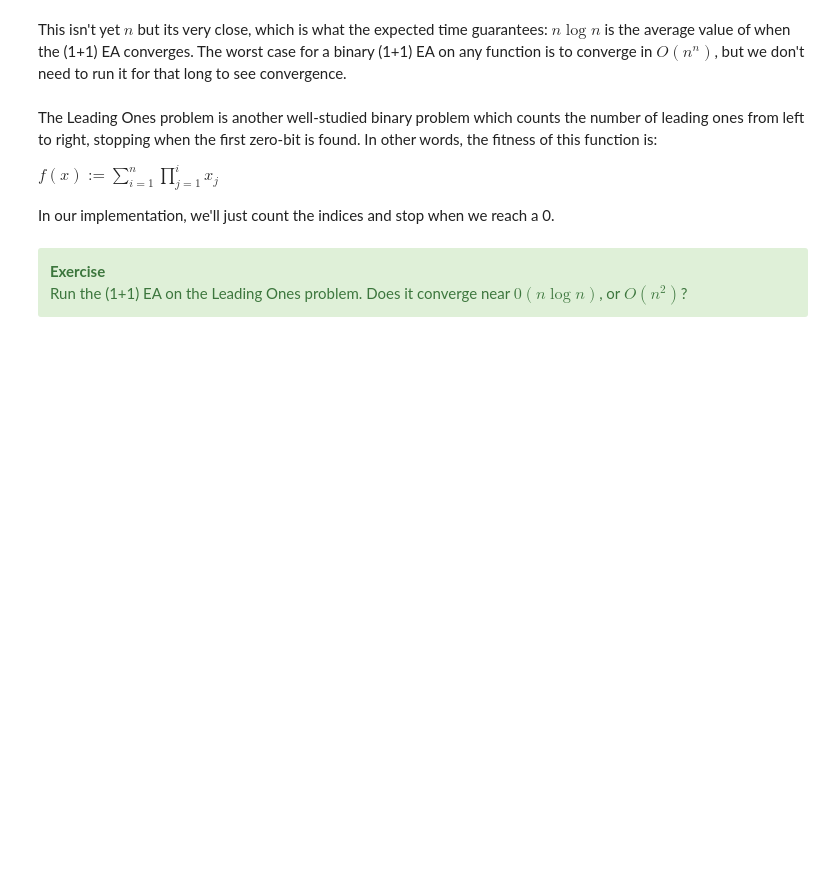
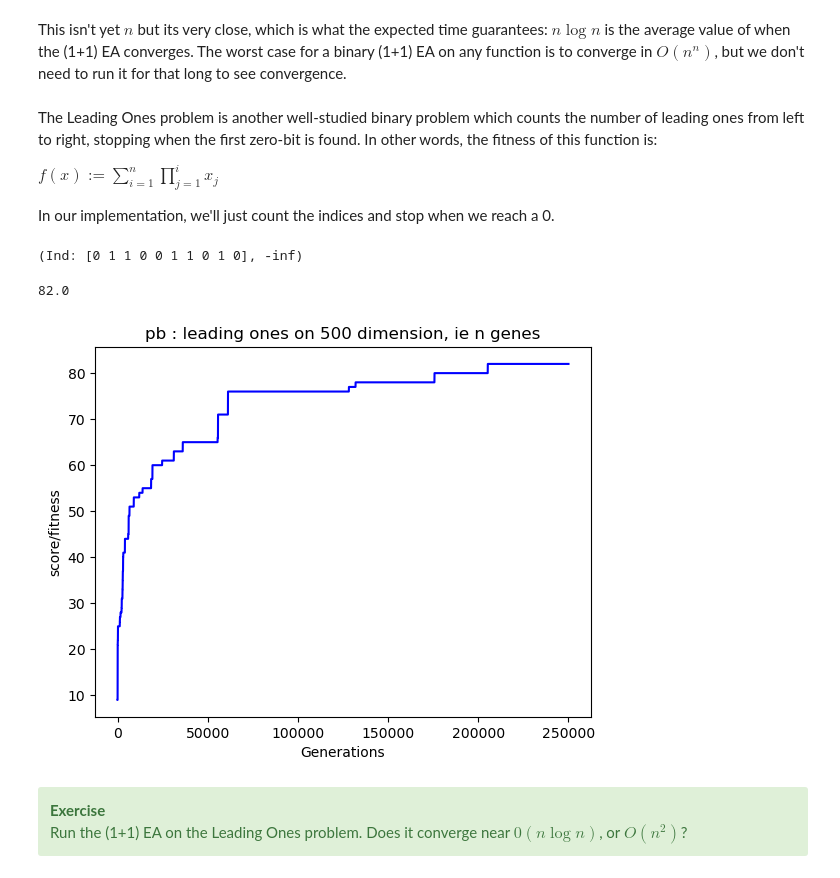
Before and after one commit to matteovacher/evolution_elective, a Jupyter notebook: introduction/evolutionary_algorithms.ipynb, the cells around one changed output. Cells and saved outputs as stored; diff of their text form; code cells hidden in the pictures; blank space fills up the shorter version.

```diff
--- a/introduction/evolutionary_algorithms.ipynb
+++ b/introduction/evolutionary_algorithms.ipynb
@@ -162,15 +191,33 @@ $f(x) := \sum_{i=1}^n \prod_{j=1}^i x_j$
 
 In our implementation, we'll just count the indices and stop when we reach a 0.
 # %%
+ind = Individual(10)
+
+
 def leading_ones(ind: Individual):
     f = 0
     for i in range(len(ind.genes)):
         if not ind.genes[i]:
             f = i
             break
     return f
 print(ind)
 leading_ones(ind)
+
+n = 500
+# int(np.round(n*np.log(n)))
+fits = one_plus_one(n, n**2, leading_ones)
+print(fits[-1])
+
+plt.plot(fits, 'b')
+plt.xlabel("Generations")
+plt.ylabel("score/fitness")
+plt.title(f"pb : leading ones on {n} dimension, ie n genes")
+plt.show()
+# %% [output]
+(Ind: [0 1 1 0 0 1 1 0 1 0], -inf)
+82.0
+[figure, added]
 # %% [markdown]
 <div class="alert alert-success">
     <b>Exercise</b>
```
Also changed, not shown: parts of 20 cells of this notebook.
